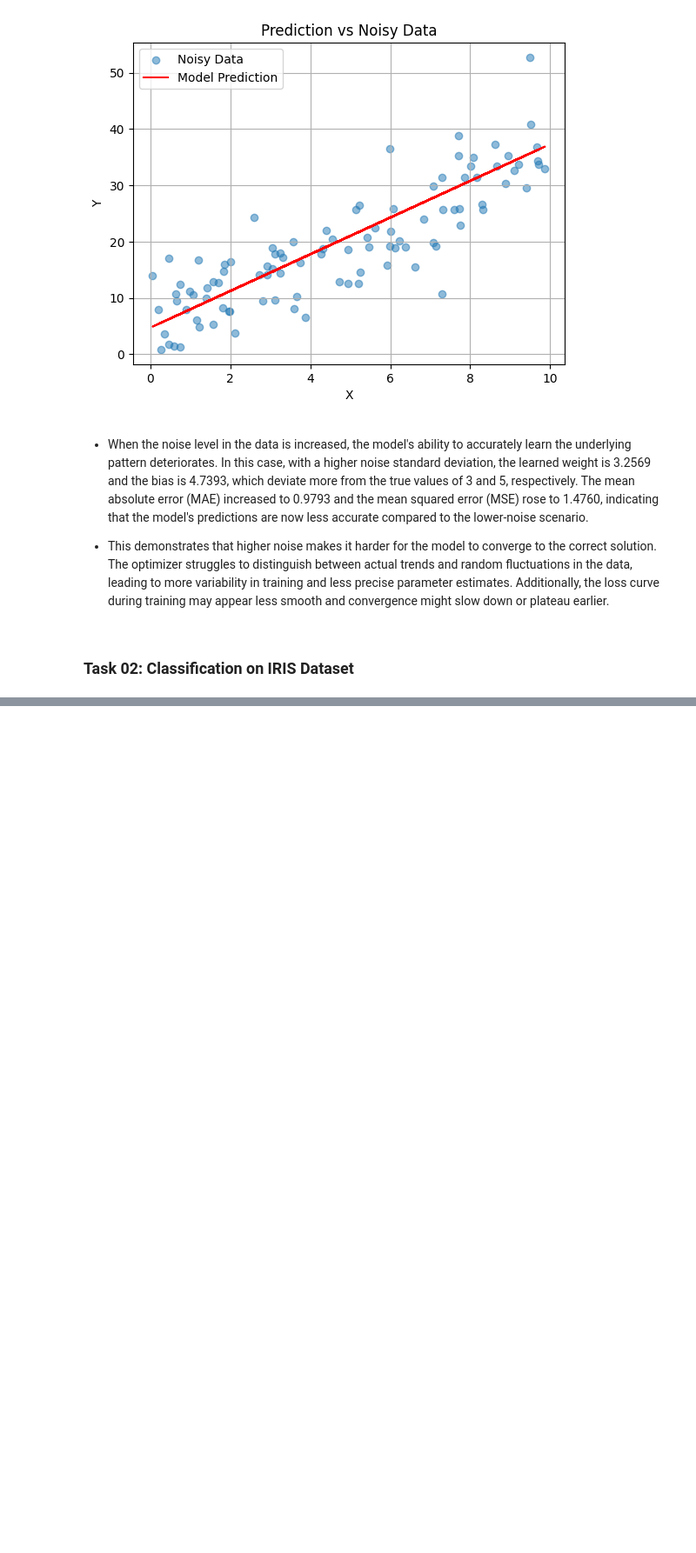
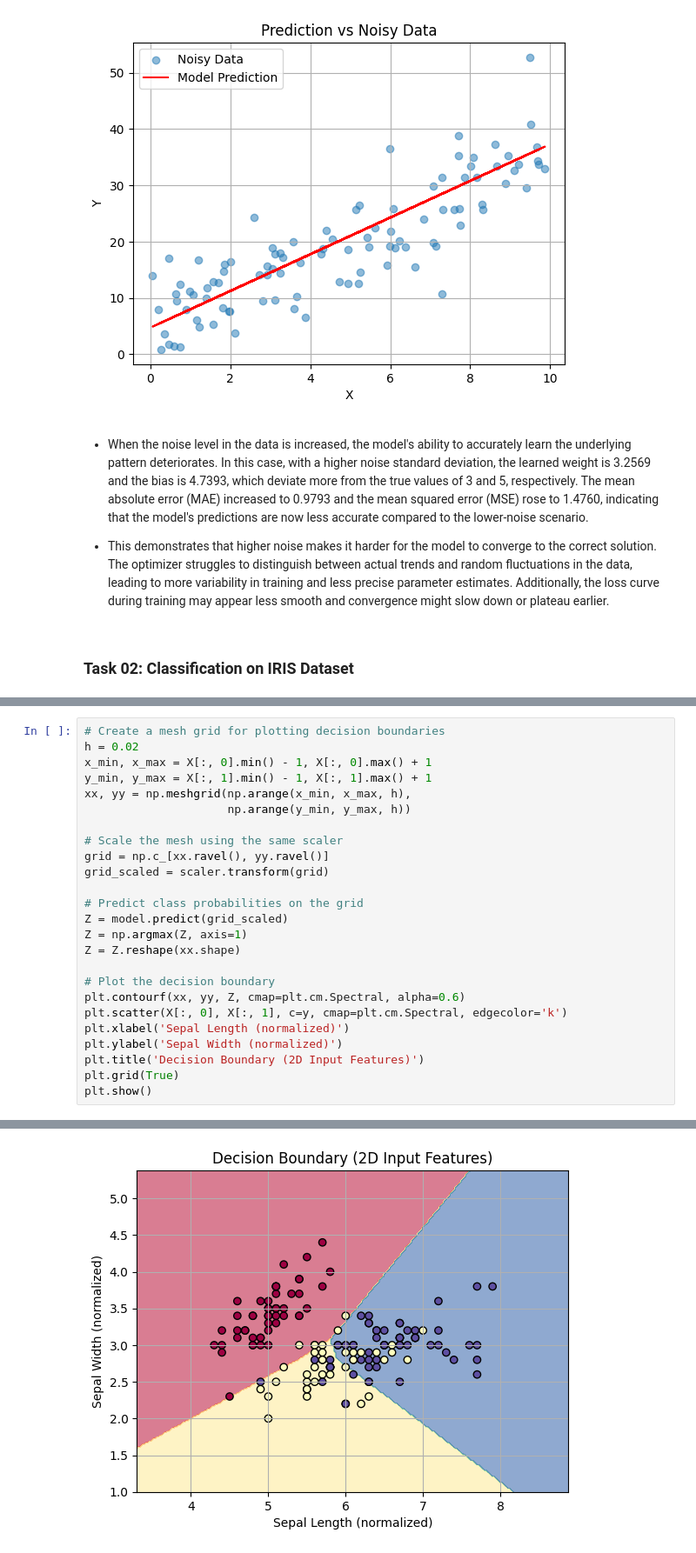
Before and after one commit to KATTA-00/CO542-Neural-Networks-Labs, a Jupyter notebook: lab07/E19129_lab07.ipynb, the cells around one changed output, grey strips where cells are left out. Shown at 87% size. Saved outputs shown, nothing was run; the diff lists cells and outputs as text; blank space fills up the shorter version.

```diff
--- a/lab07/E19129_lab07.ipynb
+++ b/lab07/E19129_lab07.ipynb
@@ -174,0 +228,26 @@ Mean Squared Error from true equation: 1.4760
+# %%
+# Create a mesh grid for plotting decision boundaries
+h = 0.02
+x_min, x_max = X[:, 0].min() - 1, X[:, 0].max() + 1
+y_min, y_max = X[:, 1].min() - 1, X[:, 1].max() + 1
+xx, yy = np.meshgrid(np.arange(x_min, x_max, h),
+                     np.arange(y_min, y_max, h))
+
+# Scale the mesh using the same scaler
+grid = np.c_[xx.ravel(), yy.ravel()]
+grid_scaled = scaler.transform(grid)
+
+# Predict class probabilities on the grid
+Z = model.predict(grid_scaled)
+Z = np.argmax(Z, axis=1)
+Z = Z.reshape(xx.shape)
+
+# Plot the decision boundary
+plt.contourf(xx, yy, Z, cmap=plt.cm.Spectral, alpha=0.6)
+plt.scatter(X[:, 0], X[:, 1], c=y, cmap=plt.cm.Spectral, edgecolor='k')
+plt.xlabel('Sepal Length (normalized)')
+plt.ylabel('Sepal Width (normalized)')
+plt.title('Decision Boundary (2D Input Features)')
+plt.grid(True)
+plt.show()
+# %% [output]
@@ -174,0 +256 @@ Mean Squared Error from true equation: 1.4760
+[figure, added]
```
Also changed, not shown: parts of 37 cells of this notebook.
